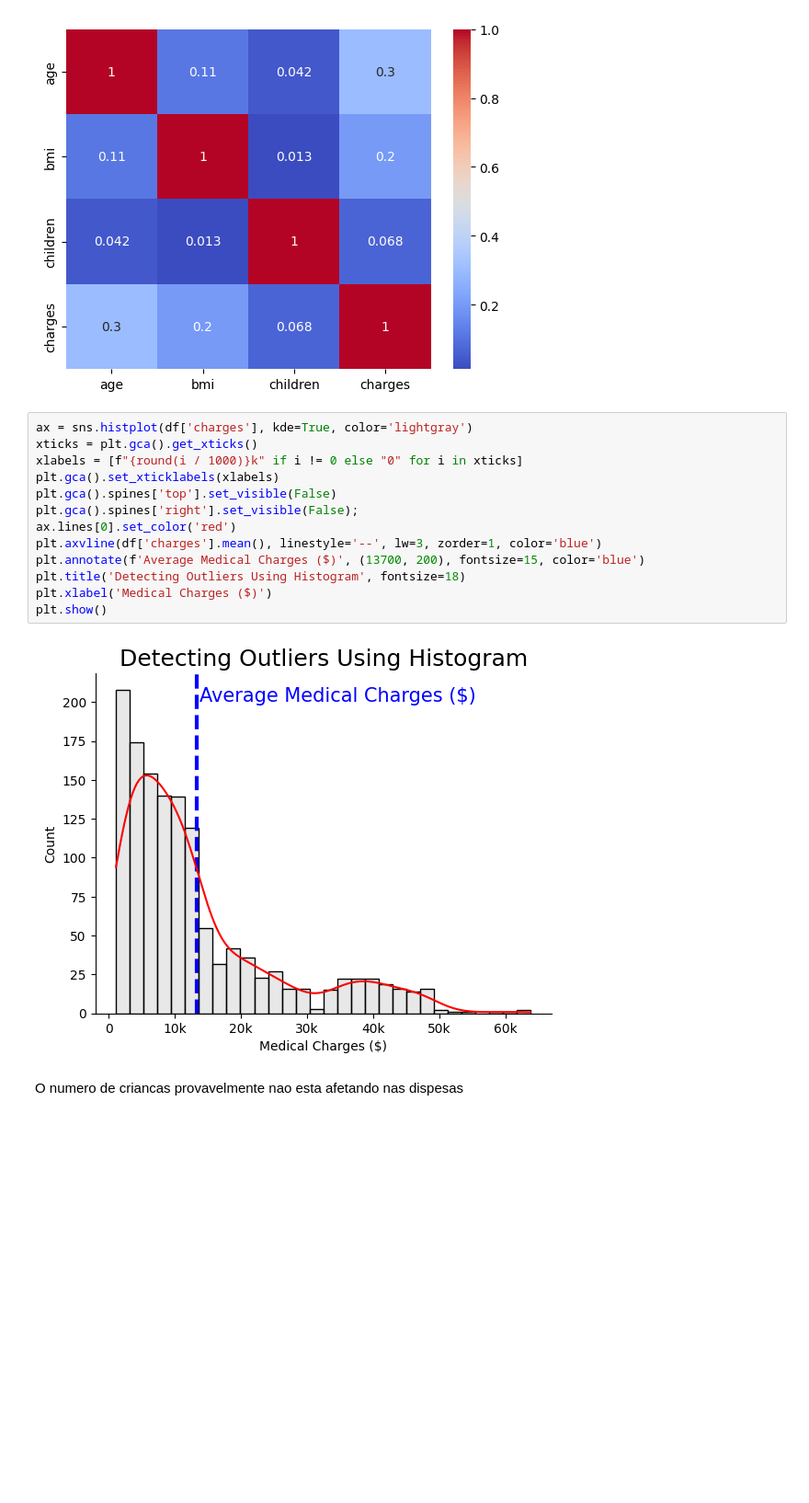
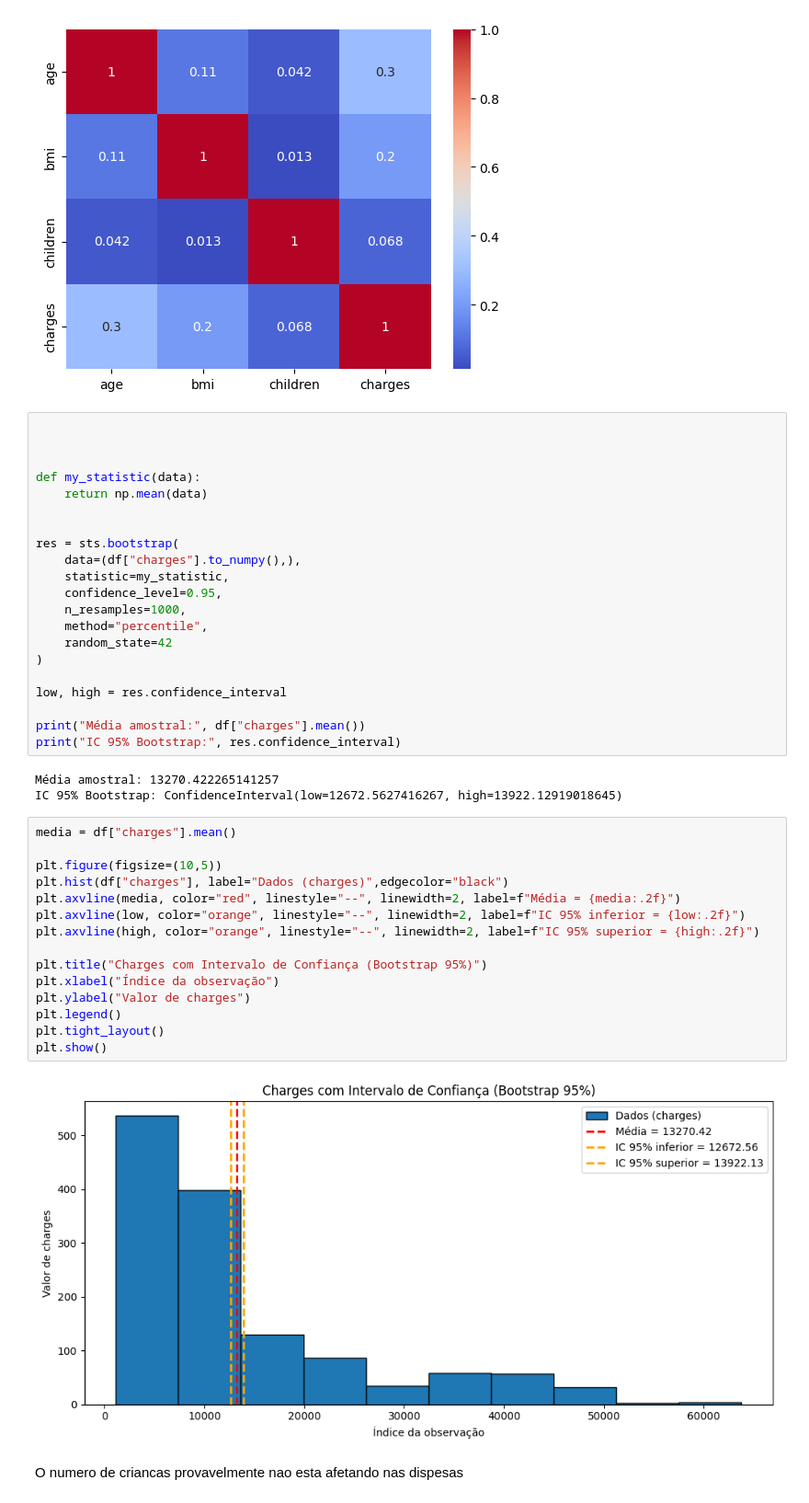
Before and after one commit to CarlosEduuu0/medical-cost-predict, a Jupyter notebook: anlysis.ipynb, the cells around one changed output. Shown at 92% size. Drawn from its saved outputs; the diff is of its cells as text; blank space fills up the shorter version.

```diff
--- a/anlysis.ipynb
+++ b/anlysis.ipynb
@@ -156,21 +176,47 @@ sns.heatmap(df[['age', 'bmi', 'children', 'charges']].corr(), annot=True, cmap='
 # %% [output]
 <Axes: >
 [figure]
-# %%
-ax = sns.histplot(df['charges'], kde=True, color='lightgray')
-xticks = plt.gca().get_xticks()
-xlabels = [f"{round(i / 1000)}k" if i != 0 else "0" for i in xticks]
-plt.gca().set_xticklabels(xlabels)
-plt.gca().spines['top'].set_visible(False)
-plt.gca().spines['right'].set_visible(False);
-ax.lines[0].set_color('red')
-plt.axvline(df['charges'].mean(), linestyle='--', lw=3, zorder=1, color='blue')
-plt.annotate(f'Average Medical Charges ($)', (13700, 200), fontsize=15, color='blue')
-plt.title('Detecting Outliers Using Histogram', fontsize=18)
-plt.xlabel('Medical Charges ($)')
-plt.show()
-# %% [output]
-[figure, removed]
+# %%
+
+
+
+def my_statistic(data):
+    return np.mean(data)
+
+
+res = sts.bootstrap(
+    data=(df["charges"].to_numpy(),),
+    statistic=my_statistic,
+    confidence_level=0.95,
+    n_resamples=1000,
+    method="percentile",
+    random_state=42
+)
+
+low, high = res.confidence_interval
+
+print("Média amostral:", df["charges"].mean())
+print("IC 95% Bootstrap:", res.confidence_interval)
+# %% [output]
+Média amostral: 13270.422265141257
+IC 95% Bootstrap: ConfidenceInterval(low=12672.5627416267, high=13922.12919018645)
+# %%
+media = df["charges"].mean()
+
+plt.figure(figsize=(10,5))
+plt.hist(df["charges"], label="Dados (charges)",edgecolor="black")
+plt.axvline(media, color="red", linestyle="--", linewidth=2, label=f"Média = {media:.2f}")
+plt.axvline(low, color="orange", linestyle="--", linewidth=2, label=f"IC 95% inferior = {low:.2f}")
+plt.axvline(high, color="orange", linestyle="--", linewidth=2, label=f"IC 95% superior = {high:.2f}")
+
+plt.title("Charges com Intervalo de Confiança (Bootstrap 95%)")
+plt.xlabel("Índice da observação")
+plt.ylabel("Valor de charges")
+plt.legend()
+plt.tight_layout()
+plt.show()
+# %% [output]
+[figure, added]
 # %% [markdown]
 O numero de criancas provavelmente nao esta afetando nas dispesas
 # %% [markdown]
```
Also changed, not shown: parts of 12 cells of this notebook, 6 other files.
